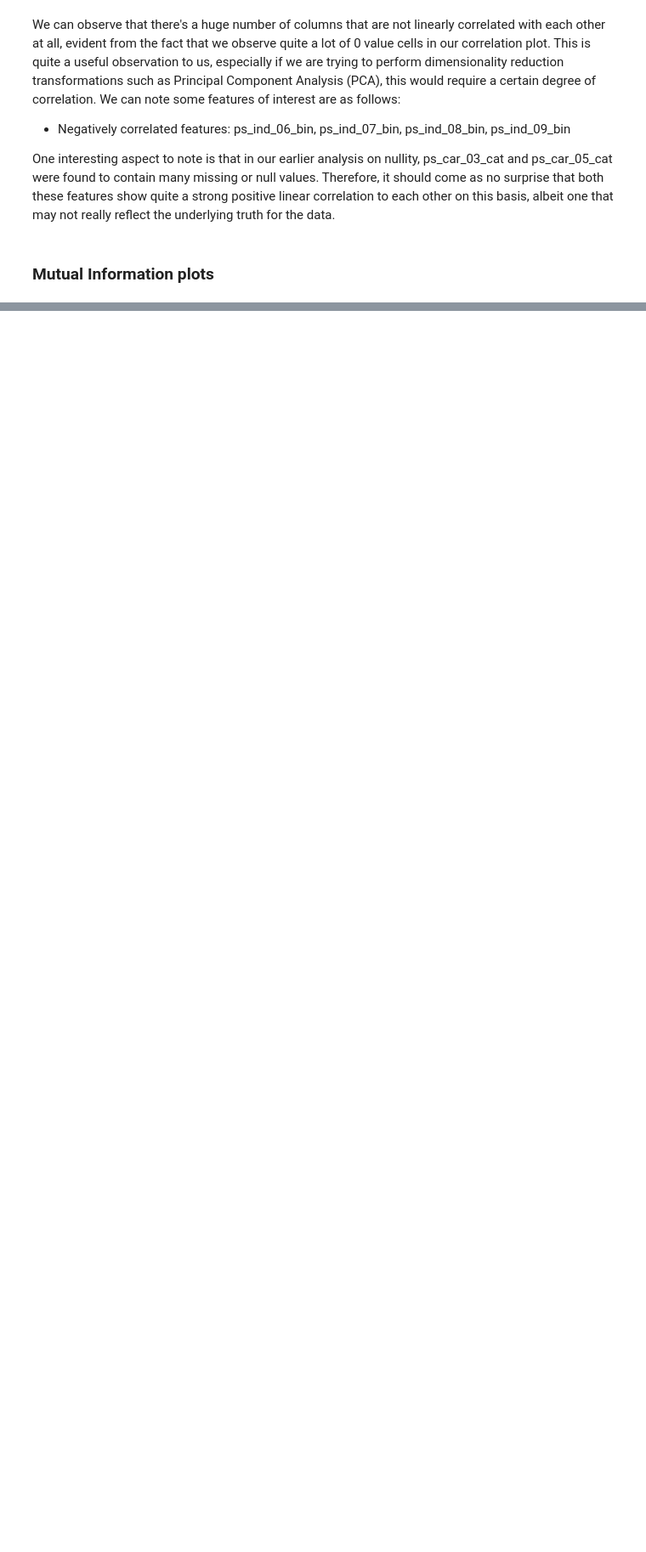
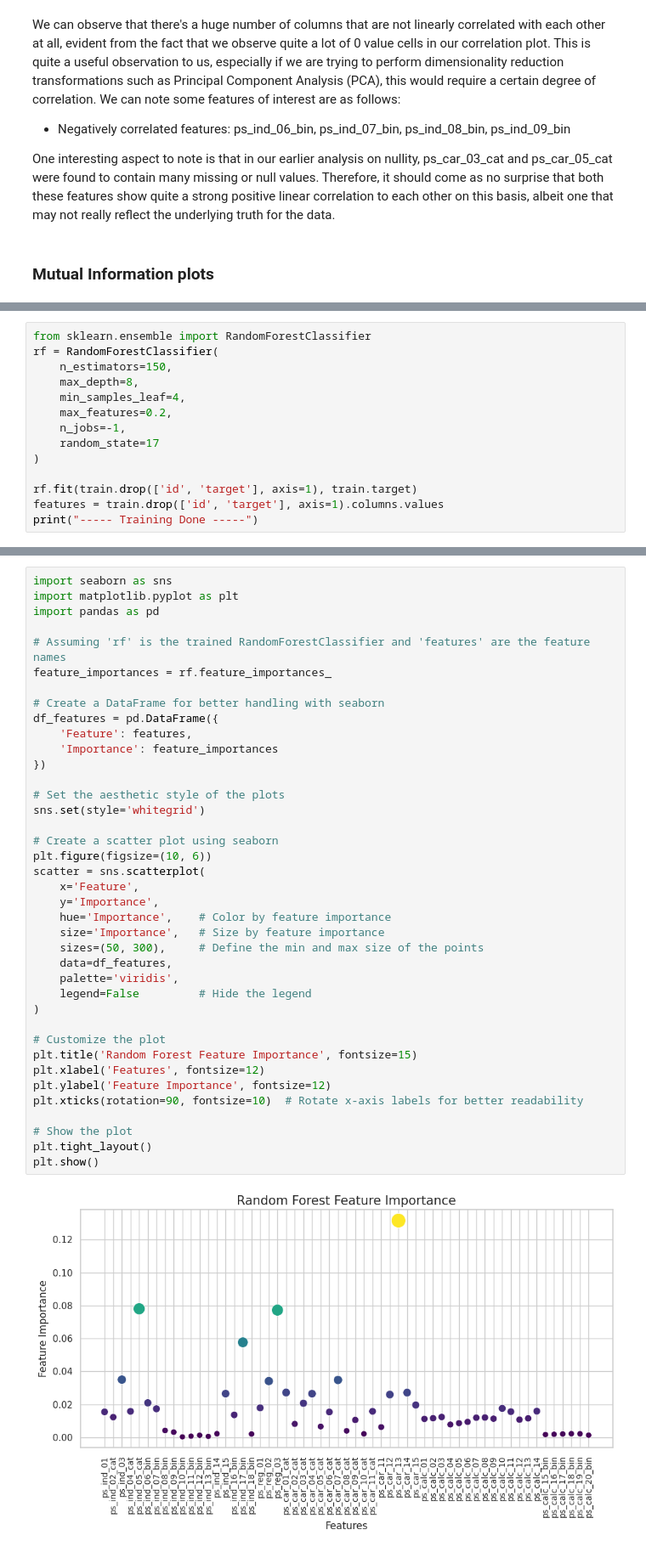
Before and after one commit to lequyan2003/Porto-Seguro-Safe-Driver-Prediction-Kaggle, a Jupyter notebook: Porto_Seguro’s_Safe_Driver_Prediction.ipynb, the cells around one changed output, grey strips where cells are left out. Shown at 85% size. Drawn from its saved outputs; the diff is of its cells as text; blank space fills up the shorter version.

```diff
--- a/Porto_Seguro’s_Safe_Driver_Prediction.ipynb
+++ b/Porto_Seguro’s_Safe_Driver_Prediction.ipynb
@@ -193,0 +261,14 @@ One interesting aspect to note is that in our earlier analysis on nullity, ps_ca
+# %%
+from sklearn.ensemble import RandomForestClassifier
+rf = RandomForestClassifier(
+    n_estimators=150,
+    max_depth=8,
+    min_samples_leaf=4,
+    max_features=0.2,
+    n_jobs=-1,
+    random_state=17
+)
+
+rf.fit(train.drop(['id', 'target'], axis=1), train.target)
+features = train.drop(['id', 'target'], axis=1).columns.values
+print("----- Training Done -----")
@@ -193,0 +283,41 @@ One interesting aspect to note is that in our earlier analysis on nullity, ps_ca
+# %%
+import seaborn as sns
+import matplotlib.pyplot as plt
+import pandas as pd
+
+# Assuming 'rf' is the trained RandomForestClassifier and 'features' are the feature names
+feature_importances = rf.feature_importances_
+
+# Create a DataFrame for better handling with seaborn
+df_features = pd.DataFrame({
+    'Feature': features,
+    'Importance': feature_importances
+})
+
+# Set the aesthetic style of the plots
+sns.set(style='whitegrid')
+
+# Create a scatter plot using seaborn
+plt.figure(figsize=(10, 6))
+scatter = sns.scatterplot(
+    x='Feature',
+    y='Importance',
+    hue='Importance',    # Color by feature importance
+    size='Importance',   # Size by feature importance
+    sizes=(50, 300),     # Define the min and max size of the points
+    data=df_features,
+    palette='viridis',
+    legend=False         # Hide the legend
+)
+
+# Customize the plot
+plt.title('Random Forest Feature Importance', fontsize=15)
+plt.xlabel('Features', fontsize=12)
+plt.ylabel('Feature Importance', fontsize=12)
+plt.xticks(rotation=90, fontsize=10)  # Rotate x-axis labels for better readability
+
+# Show the plot
+plt.tight_layout()
+plt.show()
+# %% [output]
+[figure, added]
```
Also changed, not shown: parts of 30 cells of this notebook.
